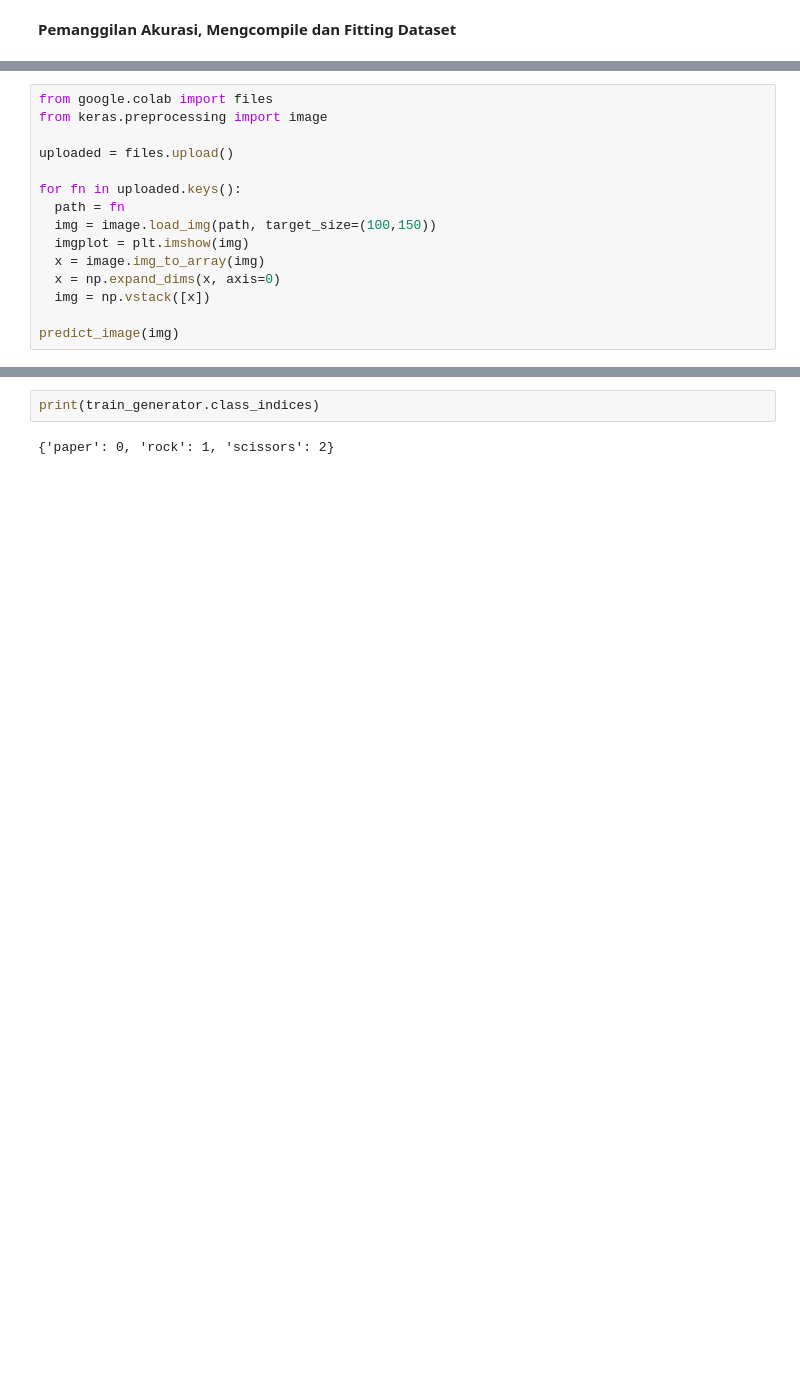
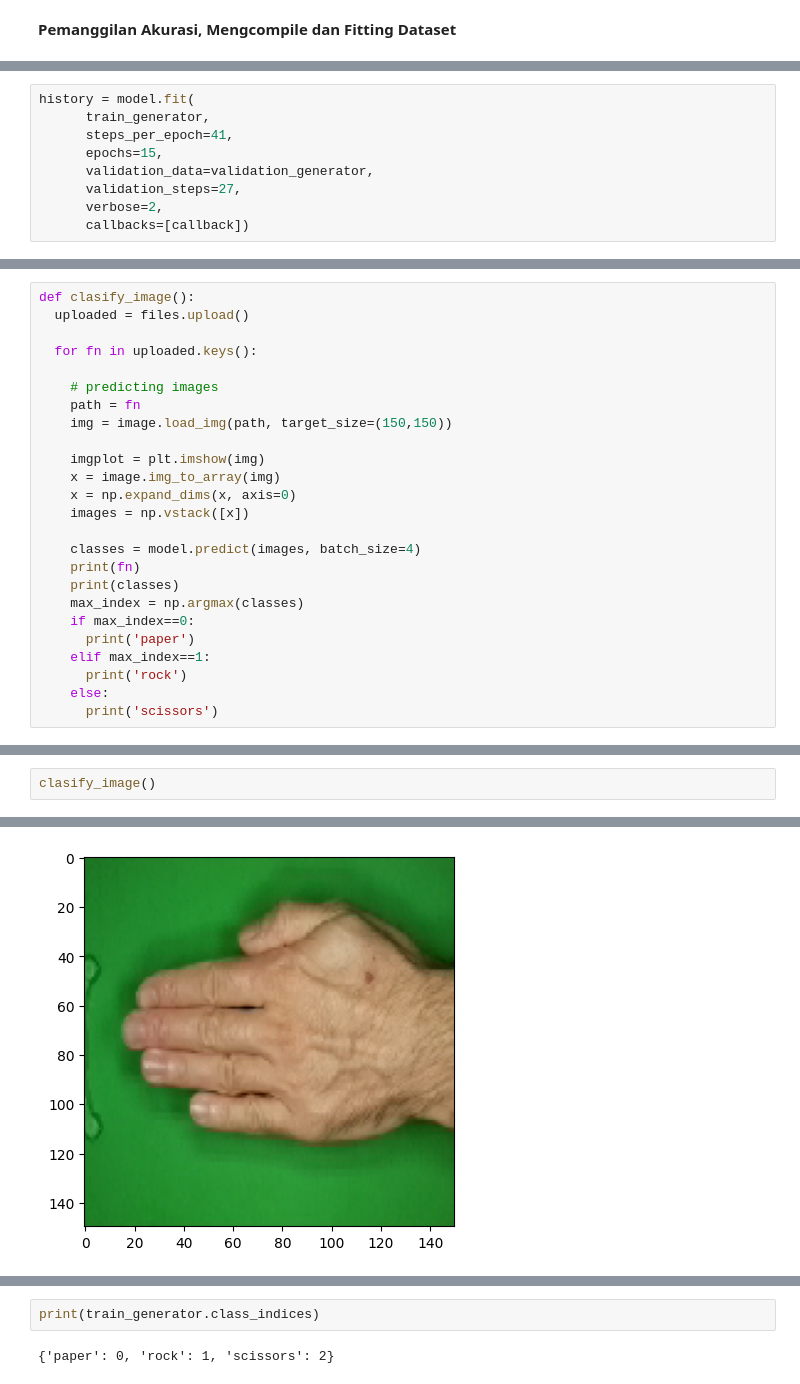
Before and after one commit to HanifRafandi014/Project_Data, a Jupyter notebook: Proyek_Akhir_ML1.ipynb, the cells around one changed output, grey strips where cells are left out. Cells and saved outputs as stored; diff of their text form; blank space fills up the shorter version.

Commit message:
Image Classification with CNN

```diff
--- a/Proyek_Akhir_ML1.ipynb
+++ b/Proyek_Akhir_ML1.ipynb
@@ -207,0 +172,9 @@ Epoch 15/15
+# %%
+history = model.fit(
+      train_generator,
+      steps_per_epoch=41,
+      epochs=15,
+      validation_data=validation_generator,
+      validation_steps=27,
+      verbose=2,
+      callbacks=[callback])
@@ -308,15 +195,25 @@ def predict_image(image_upload, model = model):
 # %%
-from google.colab import files
-from keras.preprocessing import image
+def clasify_image():
+  uploaded = files.upload()
 
-uploaded = files.upload()
+  for fn in uploaded.keys():
 
-for fn in uploaded.keys():
-  path = fn
-  img = image.load_img(path, target_size=(100,150))
-  imgplot = plt.imshow(img)
-  x = image.img_to_array(img)
-  x = np.expand_dims(x, axis=0)
-  img = np.vstack([x])
+    # predicting images
+    path = fn
+    img = image.load_img(path, target_size=(150,150))
 
-predict_image(img)
+    imgplot = plt.imshow(img)
+    x = image.img_to_array(img)
+    x = np.expand_dims(x, axis=0)
+    images = np.vstack([x])
+
+    classes = model.predict(images, batch_size=4)
+    print(fn)
+    print(classes)
+    max_index = np.argmax(classes)
+    if max_index==0:
+      print('paper')
+    elif max_index==1:
+      print('rock')
+    else:
+      print('scissors')
@@ -376,0 +220,3 @@ Probability:  99.75 %
+# %%
+clasify_image()
+# %% [output]
@@ -376,0 +229 @@ Probability:  99.75 %
+[figure, added]
```
Also changed, not shown: parts of 23 cells of this notebook.
